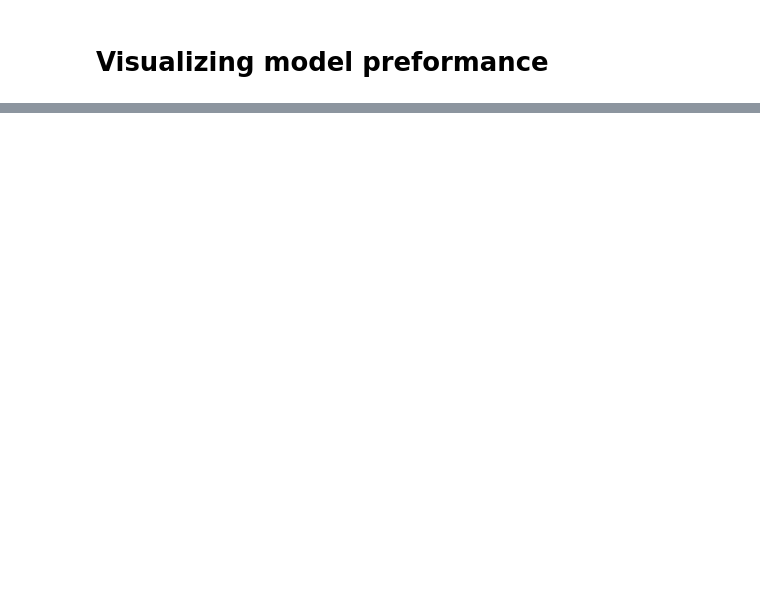
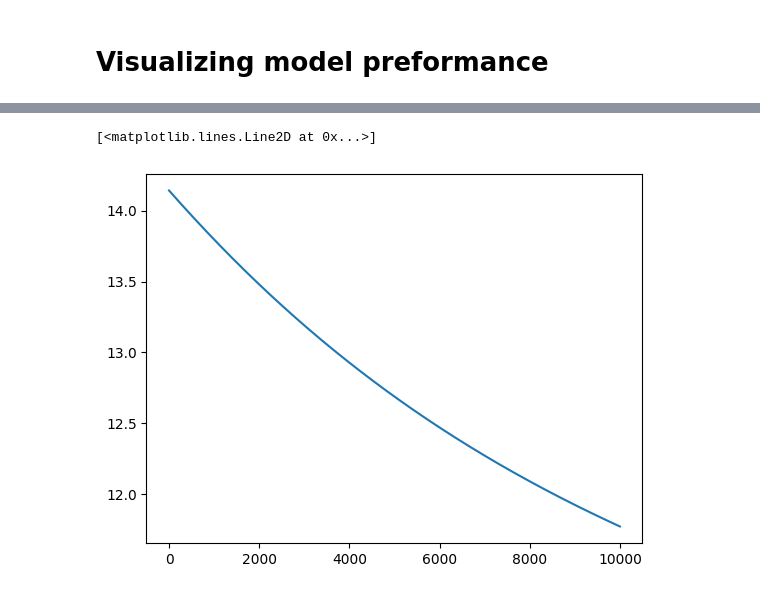
Before and after one commit to Omar-Atef-Bakr/ML_models_implementation, a Jupyter notebook: Linear Models/Logistic regression/po1.ipynb, the cells around one changed output, grey strips where cells are left out. Saved outputs shown, nothing was run; the diff lists cells and outputs as text; code cells hidden in the pictures; blank space fills up the shorter version.

```diff
--- a/Linear Models/Logistic regression/po1.ipynb
+++ b/Linear Models/Logistic regression/po1.ipynb
@@ -99,0 +123,7 @@ plt.plot(x_train[:,0], dec_boundary, "black")
+# %%
+m = lr()
+m.train(x_train, y_train, lr=0.0003, iter_limit=10000)
+plt.plot(m.history)
+# %% [output]
+[<matplotlib.lines.Line2D at 0x...>]
+[figure, added]
```
Also changed, not shown: parts of 10 cells of this notebook, 4 other files.
